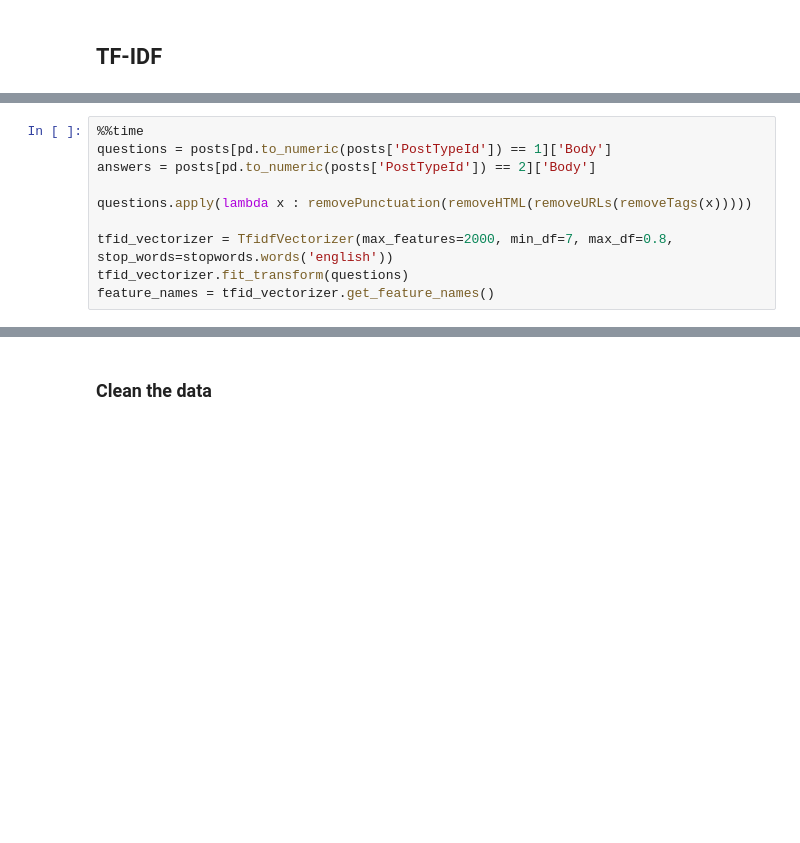
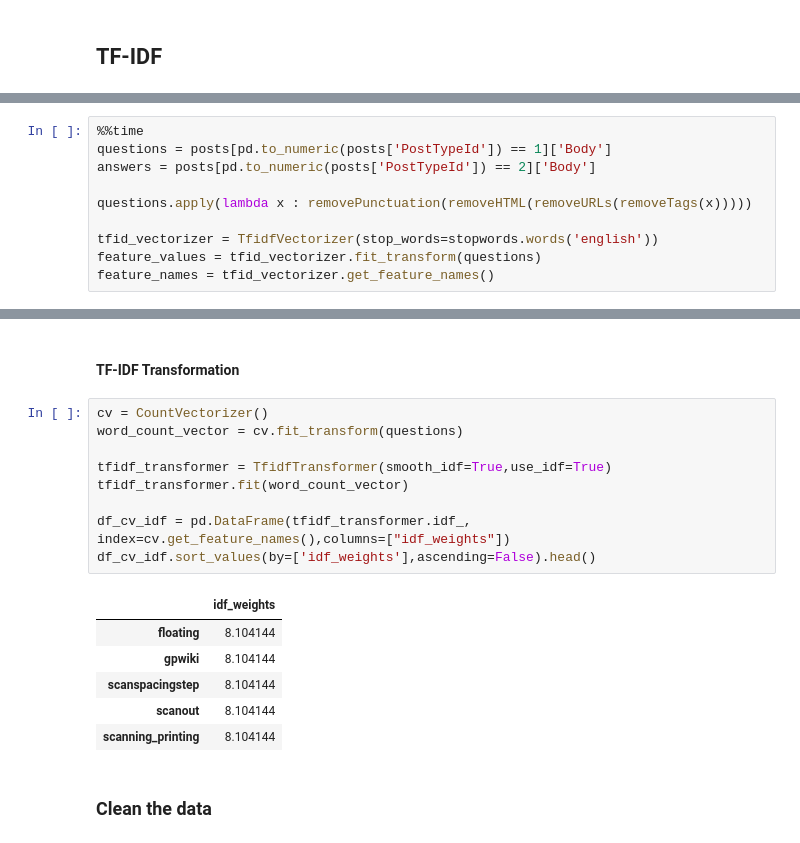
Before and after one commit to d471061c/Stackdata, a Jupyter notebook: StackData.ipynb, the cells around one changed output, grey strips where cells are left out. Cells and saved outputs as stored; diff of their text form; blank space fills up the shorter version.

Commit message:
add tf-idfs transformation

```diff
--- a/StackData.ipynb
+++ b/StackData.ipynb
@@ -201,7 +200,7 @@ answers = posts[pd.to_numeric(posts['PostTypeId']) == 2]['Body']
 
 questions.apply(lambda x : removePunctuation(removeHTML(removeURLs(removeTags(x)))))
 
-tfid_vectorizer = TfidfVectorizer(max_features=2000, min_df=7, max_df=0.8, stop_words=stopwords.words('english'))
-tfid_vectorizer.fit_transform(questions)
+tfid_vectorizer = TfidfVectorizer(stop_words=stopwords.words('english'))
+feature_values = tfid_vectorizer.fit_transform(questions)
 feature_names = tfid_vectorizer.get_feature_names()
 # %% [output]
@@ -209,3 +208,21 @@ Wall time: 2.66 s
+# %% [markdown]
+#### TF-IDF Transformation
+# %%
+cv = CountVectorizer()
+word_count_vector = cv.fit_transform(questions)
+
+tfidf_transformer = TfidfTransformer(smooth_idf=True,use_idf=True)
+tfidf_transformer.fit(word_count_vector)
+
+df_cv_idf = pd.DataFrame(tfidf_transformer.idf_, index=cv.get_feature_names(),columns=["idf_weights"])
+df_cv_idf.sort_values(by=['idf_weights'],ascending=False).head()
+# %% [output]
+|  | idf_weights |
+| ﬂoating | 8.104144 |
+| gpwiki | 8.104144 |
+| scanspacingstep | 8.104144 |
+| scanout | 8.104144 |
+| scanning_printing | 8.104144 |
 # %% [markdown]
 ### Clean the data
 # %%
```
Also changed, not shown: parts of 5 cells of this notebook.
